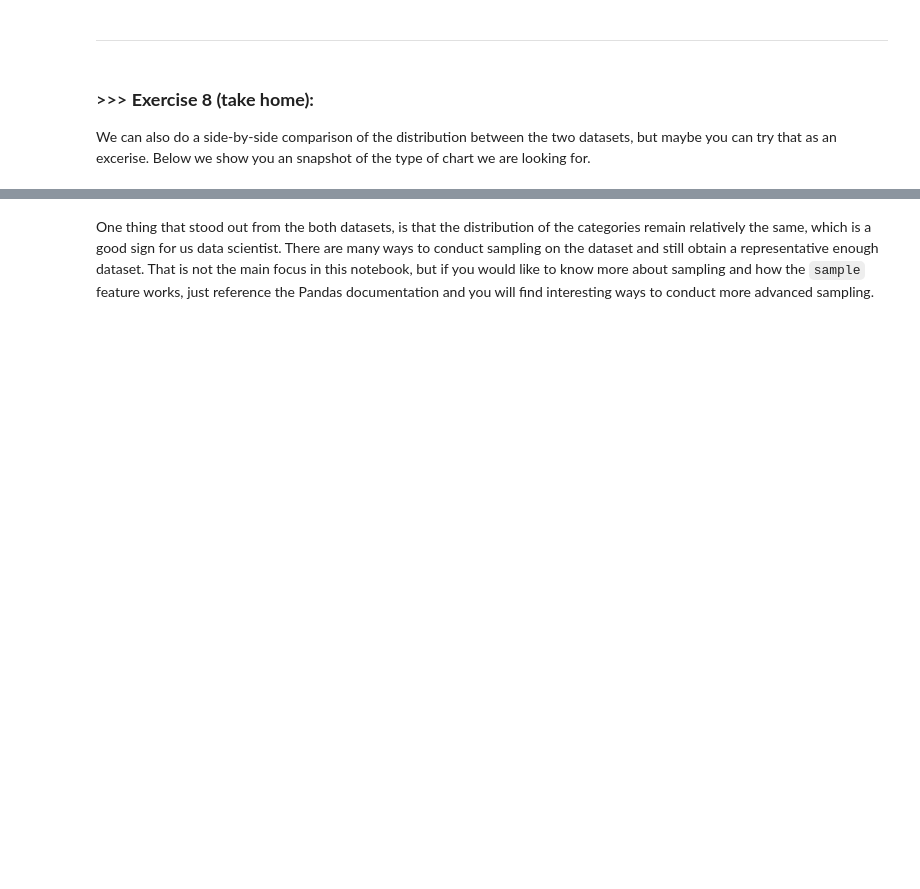
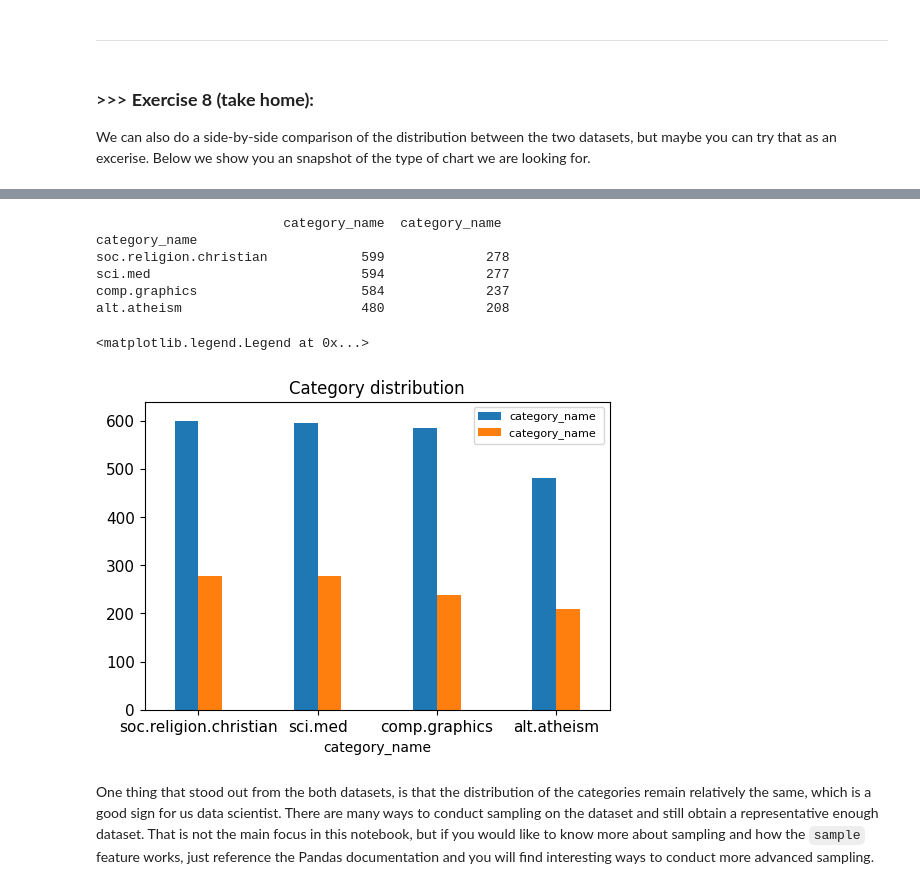
Before and after one commit to chrisfan0225/DM2025-Lab1-Exercise, a Jupyter notebook: DM2025-Lab1-Master.ipynb, the cells around one changed output, grey strips where cells are left out. Cells and saved outputs as stored; diff of their text form; code cells hidden in the pictures; blank space fills up the shorter version.

```diff
--- a/DM2025-Lab1-Master.ipynb
+++ b/DM2025-Lab1-Master.ipynb
@@ -856,3 +893,28 @@ We can also do a side-by-side comparison of the distribution between the two dat
+# %%
+# Answer here
+# create a DATAFRAME in order to create comparing bars (with multiple columns)
+data={'category_name':X.category_name.value_counts(),'category_name ':X_sample.category_name.value_counts()}
+X_compare=pd.DataFrame.from_dict(data)
+order = ['soc.religion.christian', 'sci.med', 'comp.graphics', 'alt.atheism']
+X_compare = X_compare.loc[order]
+print(X_compare)
+
+plt.style.use('default')
+X_compare.plot(kind = 'bar',
+               width=0.4,
+               title = 'Category distribution',
+               ylim = [0, X.category_name.value_counts().max()+40],
+               rot = 0, fontsize = 11, figsize = (6,4))
+plt.legend(fontsize=8)
+# %% [output]
+                        category_name  category_name
+category_name
+soc.religion.christian            599             278
+sci.med                           594             277
+comp.graphics                     584             237
+alt.atheism                       480             208
+<matplotlib.legend.Legend at 0x...>
+[figure, added]
 # %% [markdown]
 One thing that stood out from the both datasets, is that the distribution of the categories remain relatively the same, which is a good sign for us data scientist. There are many ways to conduct sampling on the dataset and still obtain a representative enough dataset. That is not the main focus in this notebook, but if you would like to know more about sampling and how the `sample` feature works, just reference the Pandas documentation and you will find interesting ways to conduct more advanced sampling.
 # %% [markdown]
```
Also changed, not shown: parts of 31 cells of this notebook.
